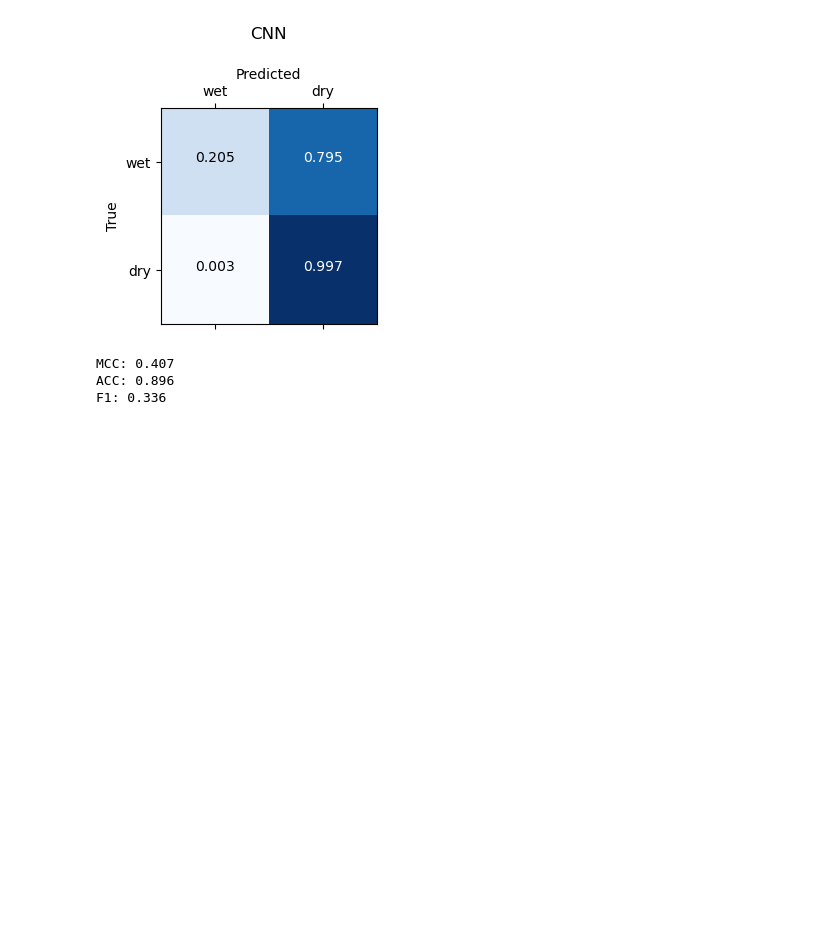
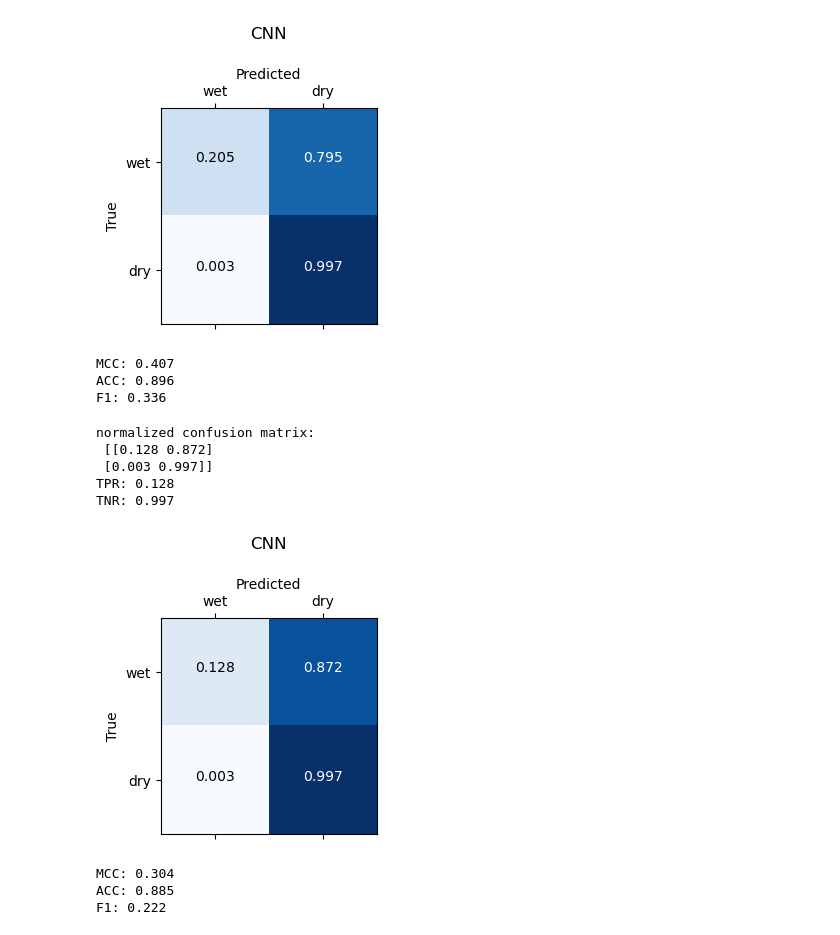
Before and after one commit to xkalet07/bench-deep-cml, a Jupyter notebook: Model_Intercomparison_Example.ipynb, the cells around one changed output. Drawn from its saved outputs; the diff is of its cells as text; code cells hidden in the pictures; blank space fills up the shorter version.

```diff
--- a/Model_Intercomparison_Example.ipynb
+++ b/Model_Intercomparison_Example.ipynb
@@ -278,3 +262,31 @@ TNR: 0.997
 MCC: 0.407
 ACC: 0.896
 F1: 0.336
+# %%
+# confusion matrix
+cm = skl.confusion_matrix(ref_wd, cml.cnn_tensf_wd, labels=[1,0], normalize='true').round(decimals=3)
+print('normalized confusion matrix:\n',cm)
+print('TPR:', cm[0,0])
+print('TNR:', cm[1,1])
+metrics.plot_confusion_matrix(cm)
+
+# Matthews Correlation Coeficient
+mcc = np.round(skl.matthews_corrcoef(ref_wd, cml.cnn_tensf_wd),decimals=3)
+print('MCC:', mcc)
+
+# ACC
+acc = np.round(skl.accuracy_score(ref_wd, cml.cnn_tensf_wd),decimals=3)
+print('ACC:', acc)
+
+f1 = np.round(skl.f1_score(ref_wd, cml.cnn_tensf_wd),decimals=3)
+print('F1:', f1)
+# %% [output]
+normalized confusion matrix:
+ [[0.128 0.872]
+ [0.003 0.997]]
+TPR: 0.128
+TNR: 0.997
+[figure, added]
+MCC: 0.304
+ACC: 0.885
+F1: 0.222
```
Also changed, not shown: parts of 9 cells of this notebook.
